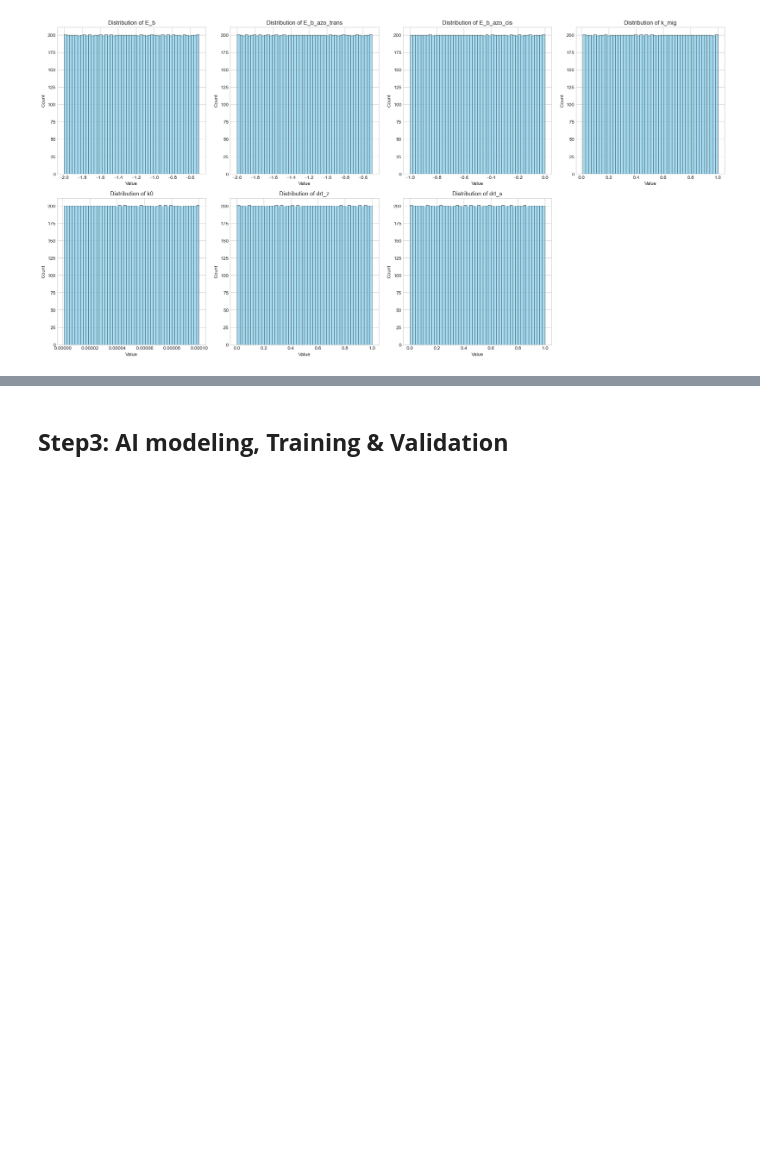
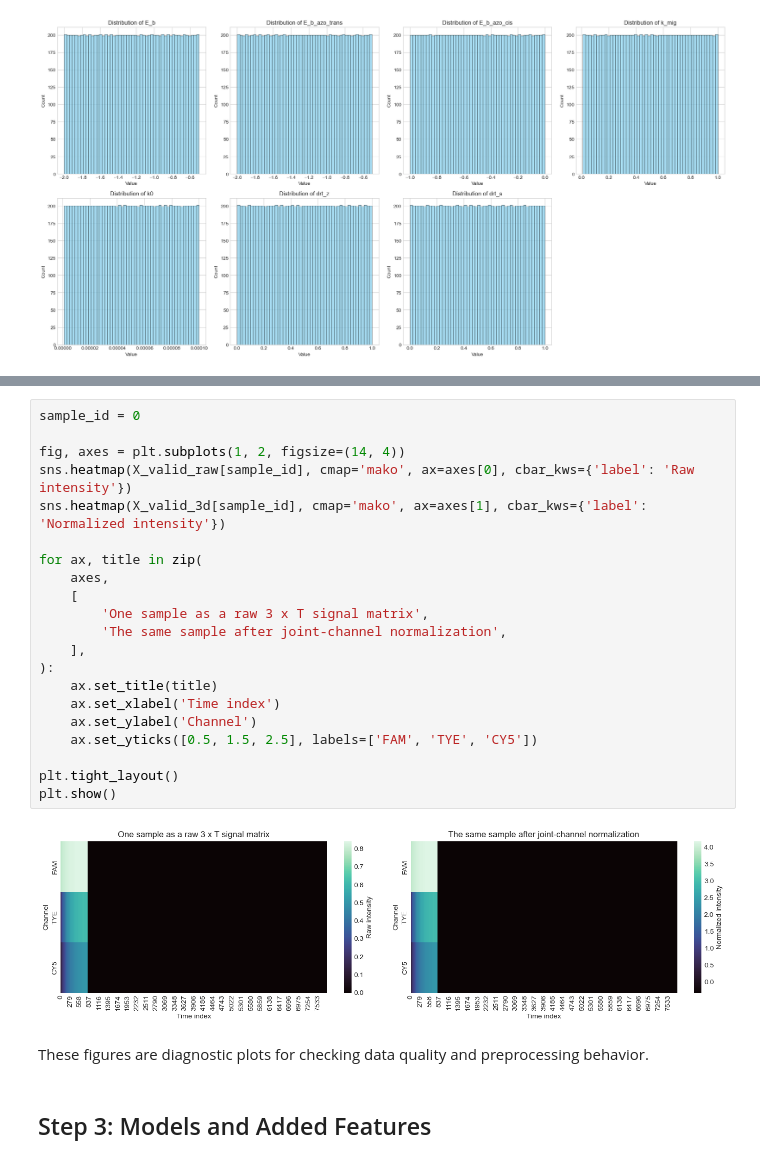
Before and after one commit to GBGBGB780/MechineLearning_for_DNAwalker, a Jupyter notebook: DNAwalker_project.ipynb, the cells around one changed output, grey strips where cells are left out. Saved outputs shown, nothing was run; the diff lists cells and outputs as text; blank space fills up the shorter version.

```diff
--- a/DNAwalker_project.ipynb
+++ b/DNAwalker_project.ipynb
@@ -665,3 +450,28 @@ Plotting 5 random curve samples (X)...
+# %%
+sample_id = 0
+
+fig, axes = plt.subplots(1, 2, figsize=(14, 4))
+sns.heatmap(X_valid_raw[sample_id], cmap='mako', ax=axes[0], cbar_kws={'label': 'Raw intensity'})
+sns.heatmap(X_valid_3d[sample_id], cmap='mako', ax=axes[1], cbar_kws={'label': 'Normalized intensity'})
+
+for ax, title in zip(
+    axes,
+    [
+        'One sample as a raw 3 x T signal matrix',
+        'The same sample after joint-channel normalization',
+    ],
+):
+    ax.set_title(title)
+    ax.set_xlabel('Time index')
+    ax.set_ylabel('Channel')
+    ax.set_yticks([0.5, 1.5, 2.5], labels=['FAM', 'TYE', 'CY5'])
+
+plt.tight_layout()
+plt.show()
+# %% [output]
+[figure, added]
+# %% [markdown]
+These figures are diagnostic plots for checking data quality and preprocessing behavior.
 # %% [markdown]
-## **Step3: AI modeling, Training & Validation**
+## Step 3: Models and Added Features
 # %% [markdown]
```
Also changed, not shown: parts of 33 cells of this notebook.
